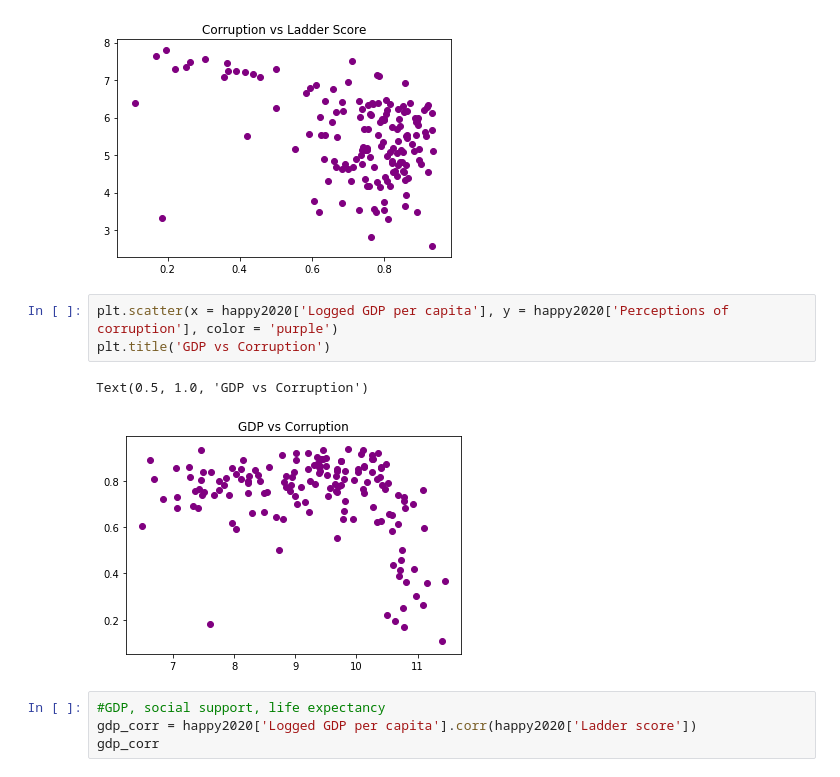
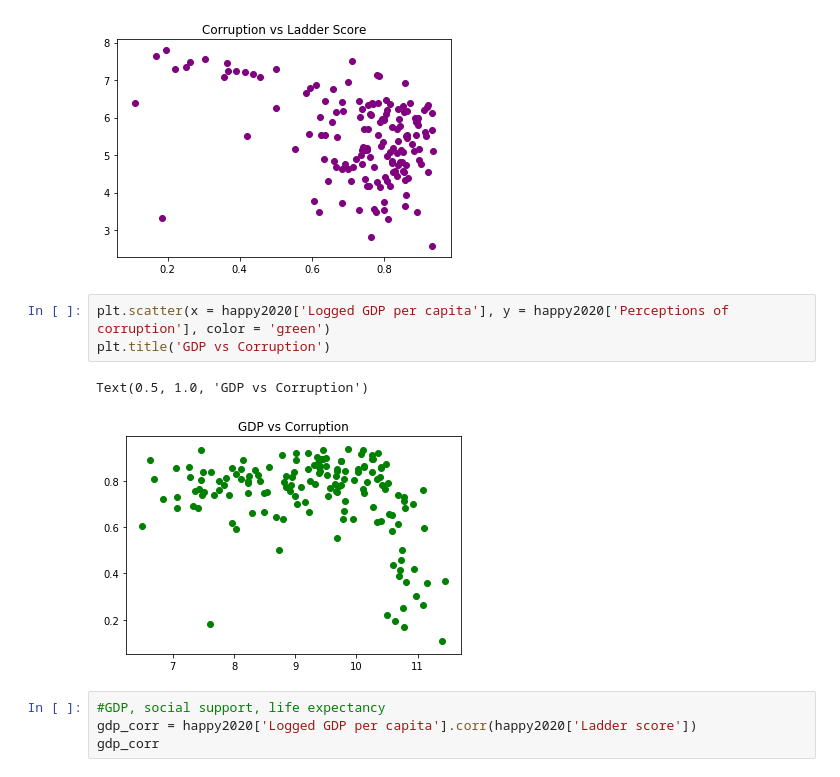
Before and after one commit to Athena112233/IntroductionToDataScience, a Jupyter notebook: Machine Learning Lesson Prep.ipynb, the cells around one changed output. Drawn from its saved outputs; the diff is of its cells as text.

```diff
--- a/Machine Learning Lesson Prep.ipynb
+++ b/Machine Learning Lesson Prep.ipynb
@@ -59,11 +59,11 @@ plt.title('Corruption vs Ladder Score')
 Text(0.5, 1.0, 'Corruption vs Ladder Score')
 [figure]
 # %%
-plt.scatter(x = happy2020['Logged GDP per capita'], y = happy2020['Perceptions of corruption'], color = 'purple')
+plt.scatter(x = happy2020['Logged GDP per capita'], y = happy2020['Perceptions of corruption'], color = 'green')
 plt.title('GDP vs Corruption')
 # %% [output]
 Text(0.5, 1.0, 'GDP vs Corruption')
-[figure, old version]
+[figure, new version]
 # %%
 #GDP, social support, life expectancy
 gdp_corr = happy2020['Logged GDP per capita'].corr(happy2020['Ladder score'])
```
Also changed, not shown: parts of 19 cells of this notebook.
